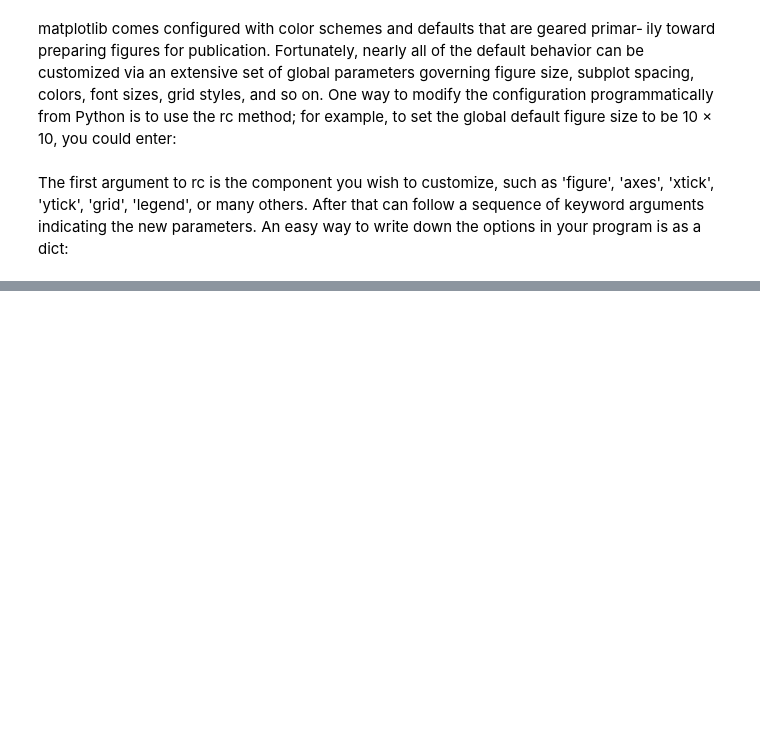
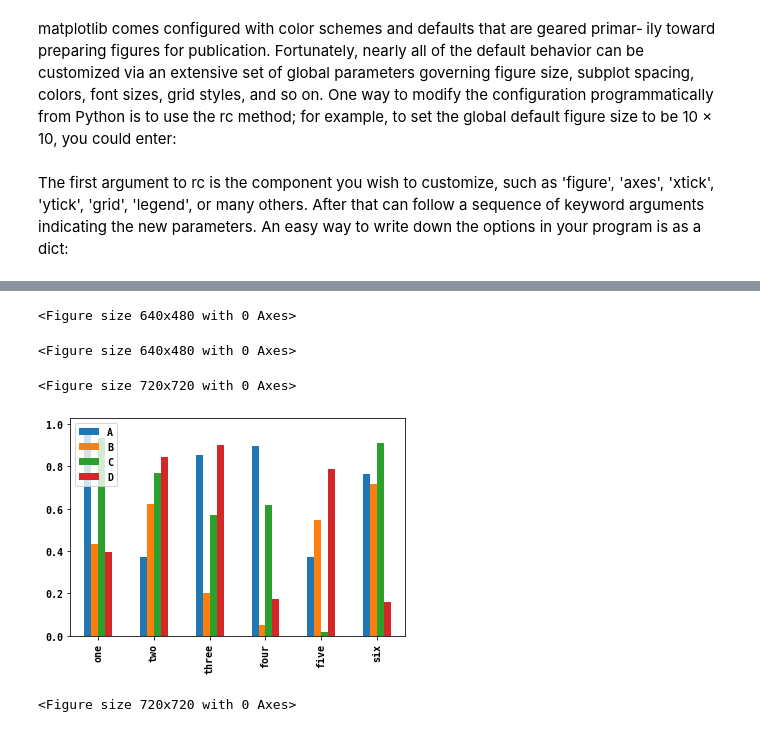
Before and after one commit to Spartan-119/Python-for-Data-Science, a Jupyter notebook: Plotting and Visualization.ipynb, the cells around one changed output, grey strips where cells are left out. Saved outputs shown, nothing was run; the diff lists cells and outputs as text; code cells hidden in the pictures; blank space fills up the shorter version.

```diff
--- a/Plotting and Visualization.ipynb
+++ b/Plotting and Visualization.ipynb
@@ -302,0 +338,6 @@ plt.rc('font', **font_options)
+# %%
+df = pd.DataFrame(np.random.rand(6, 4),
+ ....: index=['one', 'two', 'three', 'four', 'five', 'six'],
+ ....: columns=pd.Index(['A', 'B', 'C', 'D'], name='Genus'))
+
+df
@@ -302,0 +352,14 @@ plt.rc('font', **font_options)
+# %%
+from matplotlib.pyplot import figure
+figure(num=None, figsize=(8, 6), dpi=80, facecolor='w', edgecolor='k')
+# %% [output]
+<Figure size 640x480 with 0 Axes>
+<Figure size 640x480 with 0 Axes>
+# %%
+df.plot.bar()
+plt.legend(loc = 'best')
+plt.figure(figsize = (10, 10))
+# %% [output]
+<Figure size 720x720 with 0 Axes>
+[figure, added]
+<Figure size 720x720 with 0 Axes>
```
Also changed, not shown: parts of 30 cells of this notebook.
